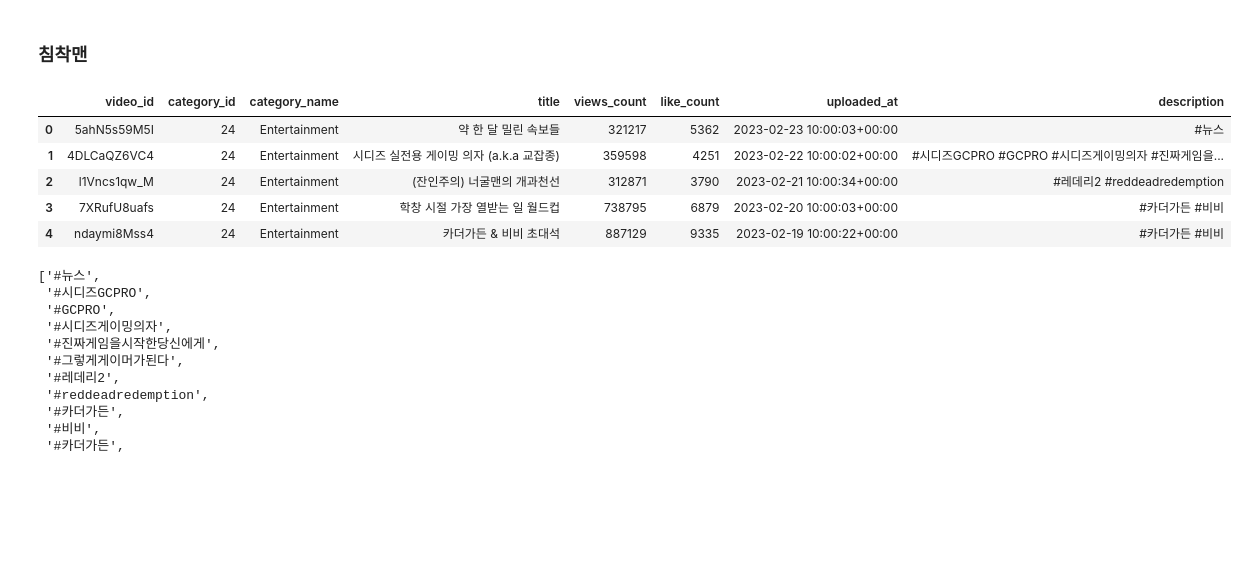
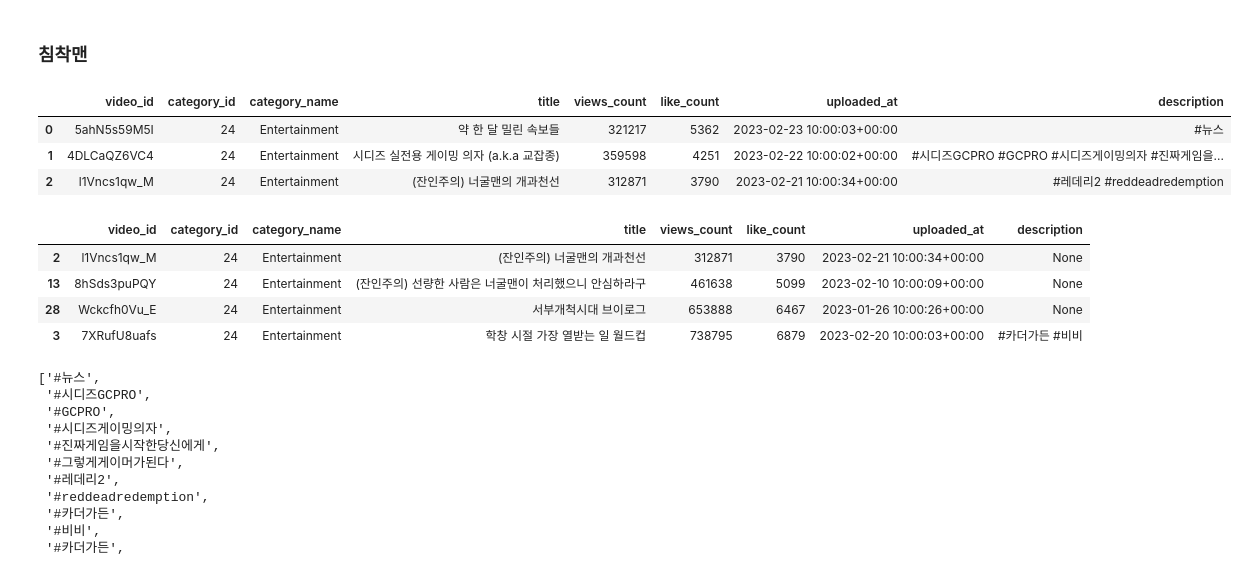
Before and after one commit to kimhyunso/coper-project, a Jupyter notebook: practice_analysis_dowon.ipynb, the cells around one changed output. Cells and saved outputs as stored; diff of their text form; code cells hidden in the pictures; blank space fills up the shorter version.

```diff
--- a/practice_analysis_dowon.ipynb
+++ b/practice_analysis_dowon.ipynb
@@ -555,34 +555,44 @@ shorts_bool = df_gsic_videos.title.str.contains('#shorts')
 # %%
 import pandas as pd
 import Preprocessing as prep
 import numpy as np
 import matplotlib.pyplot as plt
 import seaborn as sns
 import warnings
 
 warnings.filterwarnings('ignore')
 
 plt.rc('font', family="NanumGothic")
 plt.rcParams['axes.unicode_minus'] = False
 plt.rcParams['figure.figsize'] = (11, 8)
 
 import re
 
 
 df = pd.read_csv('../자료/침착맨_videos.csv', encoding='utf-8', engine='python')
 human_list = pd.read_table('../자료/chim_dict.txt', encoding='utf-8', engine='python', sep='\t')
 
 df.uploaded_at = pd.to_datetime(df.uploaded_at)
 df.description = df.description.apply(lambda x: prep.extract_hashtags(x, "#침착맨 "))
 # df.description = df.description.str.replace("#침착맨 ", "")
-df.head()
+df.head(3)
 # %% [output]
 |  | video_id | category_id | category_name | title | views_count | like_count | uploaded_at | description |
 | 0 | 5ahN5s59M5I | 24 | Entertainment | 약 한 달 밀린 속보들 | 321217 | 5362 | 2023-02-23 10:00:03+00:00 | #뉴스 |
 | 1 | 4DLCaQZ6VC4 | 24 | Entertainment | 시디즈 실전용 게이밍 의자 (a.k.a 교잡종) | 359598 | 4251 | 2023-02-22 10:00:02+00:00 | #시디즈GCPRO #GCPRO #시디즈게이밍의자 #진짜게임을... |
 | 2 | l1Vncs1qw_M | 24 | Entertainment | (잔인주의) 너굴맨의 개과천선 | 312871 | 3790 | 2023-02-21 10:00:34+00:00 | #레데리2 #reddeadredemption |
-| 3 | 7XRufU8uafs | 24 | Entertainment | 학창 시절 가장 열받는 일 월드컵 | 738795 | 6879 | 2023-02-20 10:00:03+00:00 | #카더가든 #비비 |
-| 4 | ndaymi8Mss4 | 24 | Entertainment | 카더가든 & 비비 초대석 | 887129 | 9335 | 2023-02-19 10:00:22+00:00 | #카더가든 #비비 |
+# %%
+human_list_path = "../자료/chim_dict.txt"
+
+new_df = prep.most_used_hashtag_df(df).copy()
+new_df.description = new_df.description.apply(lambda text: prep.remove_other_hashtag(text, df, human_list_path))
+new_df.head(4)
+# %% [output]
+|  | video_id | category_id | category_name | title | views_count | like_count | uploaded_at | description |
+| 2 | l1Vncs1qw_M | 24 | Entertainment | (잔인주의) 너굴맨의 개과천선 | 312871 | 3790 | 2023-02-21 10:00:34+00:00 | None |
+| 13 | 8hSds3puPQY | 24 | Entertainment | (잔인주의) 선량한 사람은 너굴맨이 처리했으니 안심하라구 | 461638 | 5099 | 2023-02-10 10:00:09+00:00 | None |
+| 28 | Wckcfh0Vu_E | 24 | Entertainment | 서부개척시대 브이로그 | 653888 | 6467 | 2023-01-26 10:00:26+00:00 | None |
+| 3 | 7XRufU8uafs | 24 | Entertainment | 학창 시절 가장 열받는 일 월드컵 | 738795 | 6879 | 2023-02-20 10:00:03+00:00 | #카더가든 #비비 |
 # %%
 prep.hashtag_list(df)
 # %% [output]
```
Also changed, not shown: parts of 2 cells of this notebook.
